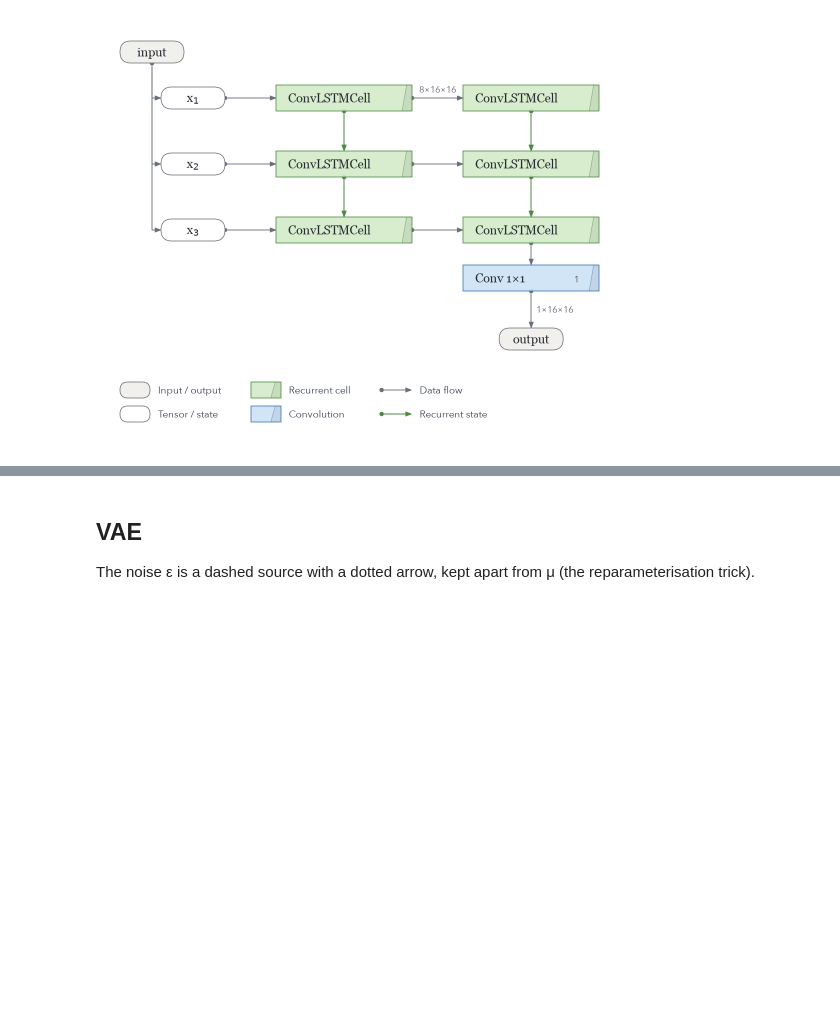
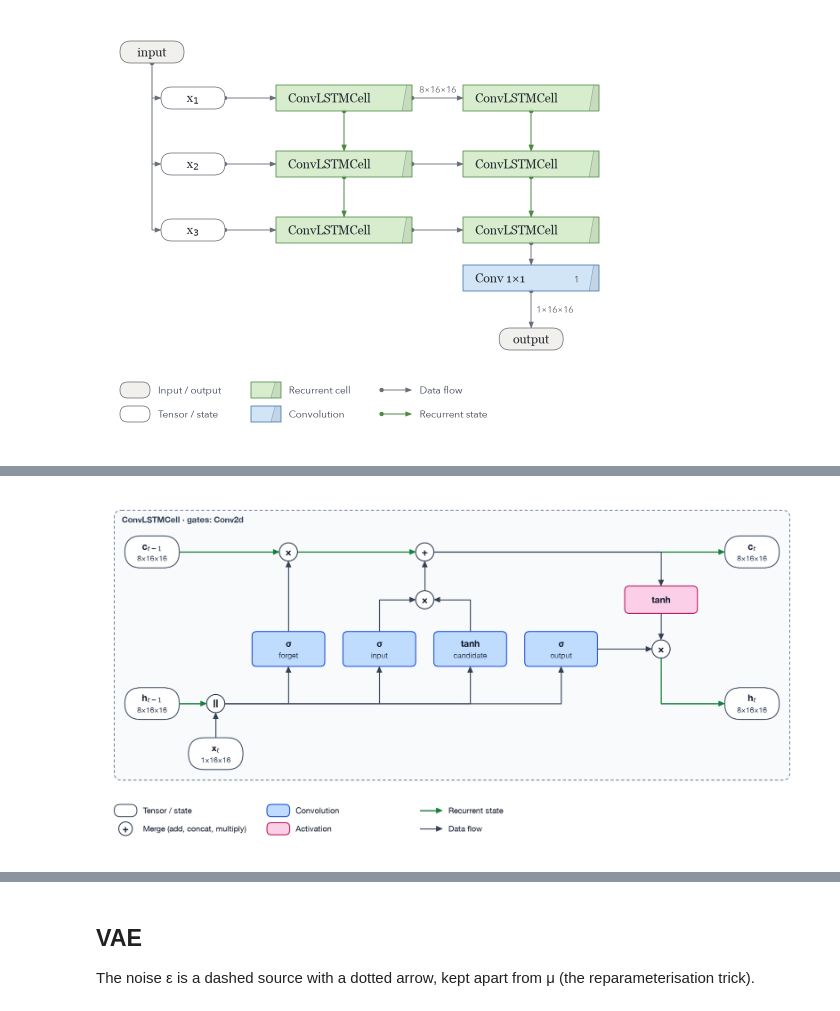
Before and after one commit to AndreiUtina/TensorGami, a Jupyter notebook: examples/tour.ipynb, the cells around one changed output, grey strips where cells are left out. Drawn from its saved outputs; the diff is of its cells as text; code cells hidden in the pictures; blank space fills up the shorter version.

```diff
--- a/examples/tour.ipynb
+++ b/examples/tour.ipynb
@@ -72,0 +79,4 @@ tg.draw(convlstm, frames, style="origami-extended")  # the grid turned: time run
+# %%
+tg.draw(convlstm, frames, view="cell")
+# %% [output]
+[figure, added]
```
Also changed, not shown: parts of 2 cells of this notebook.
